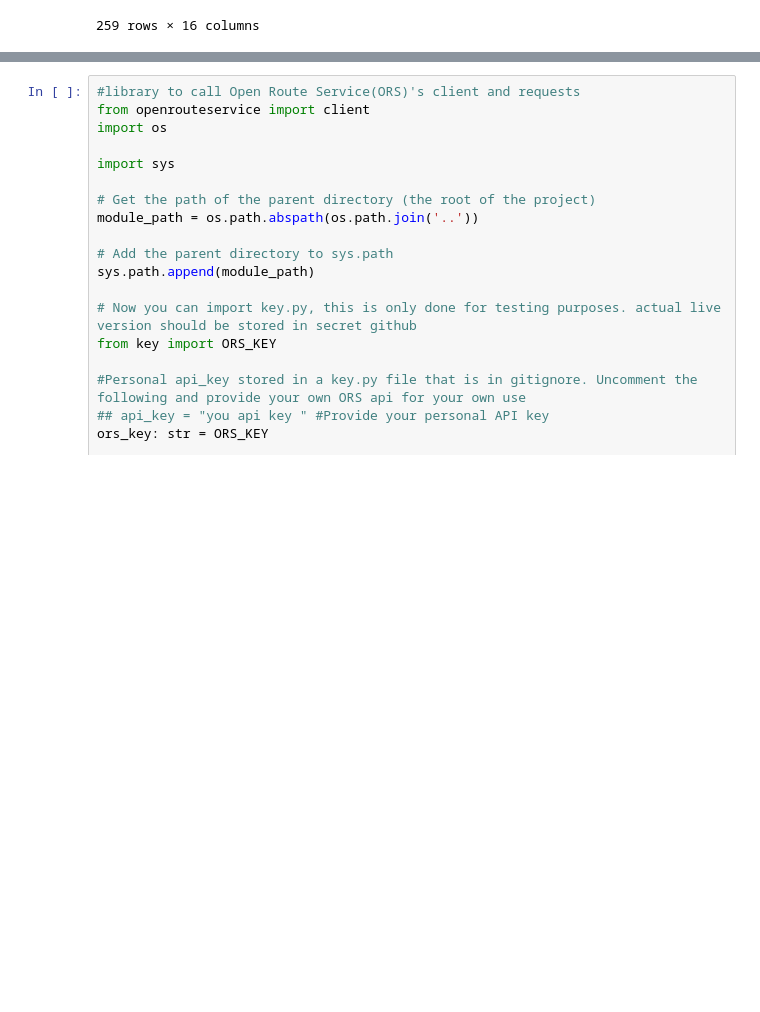
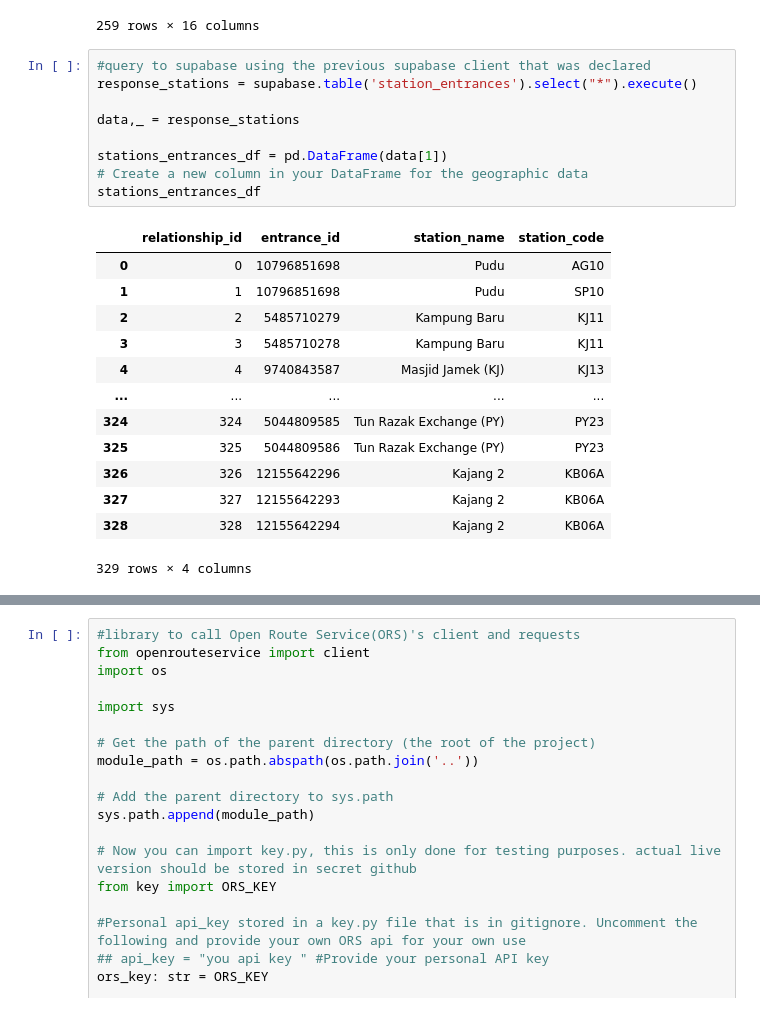
Before and after one commit to nabilersyad/transit-stations-database, a Jupyter notebook: notebooks/7_station-isochrone-generation.ipynb, the cells around one changed output, grey strips where cells are left out. Drawn from its saved outputs; the diff is of its cells as text; blank space fills up the shorter version.

```diff
--- a/notebooks/7_station-isochrone-generation.ipynb
+++ b/notebooks/7_station-isochrone-generation.ipynb
@@ -85,3 +83,26 @@ stations_gdf
 | 257 | Johan Setia | JS26 | Rapid KL | 2.975436 | 101.460718 | JS | LRT3 | 11 | ... |
 | 258 | KL Sentral | KA01 | Keretapi Tanah Melayu | 3.134603 | 101.686567 | KA | Seremban Line | 1 | ... |
 259 rows × 16 columns
+# %%
+#query to supabase using the previous supabase client that was declared
+response_stations = supabase.table('station_entrances').select("*").execute()
+
+data,_ = response_stations
+
+stations_entrances_df = pd.DataFrame(data[1])
+# Create a new column in your DataFrame for the geographic data
+stations_entrances_df
+# %% [output]
+|  | relationship_id | entrance_id | station_name | station_code |
+| 0 | 0 | 10796851698 | Pudu | AG10 |
+| 1 | 1 | 10796851698 | Pudu | SP10 |
+| 2 | 2 | 5485710279 | Kampung Baru | KJ11 |
+| 3 | 3 | 5485710278 | Kampung Baru | KJ11 |
+| 4 | 4 | 9740843587 | Masjid Jamek (KJ) | KJ13 |
+| ... | ... | ... | ... | ... |
+| 324 | 324 | 5044809585 | Tun Razak Exchange (PY) | PY23 |
+| 325 | 325 | 5044809586 | Tun Razak Exchange (PY) | PY23 |
+| 326 | 326 | 12155642296 | Kajang 2 | KB06A |
+| 327 | 327 | 12155642293 | Kajang 2 | KB06A |
+| 328 | 328 | 12155642294 | Kajang 2 | KB06A |
+329 rows × 4 columns
```
Also changed, not shown: parts of 5 cells of this notebook.
